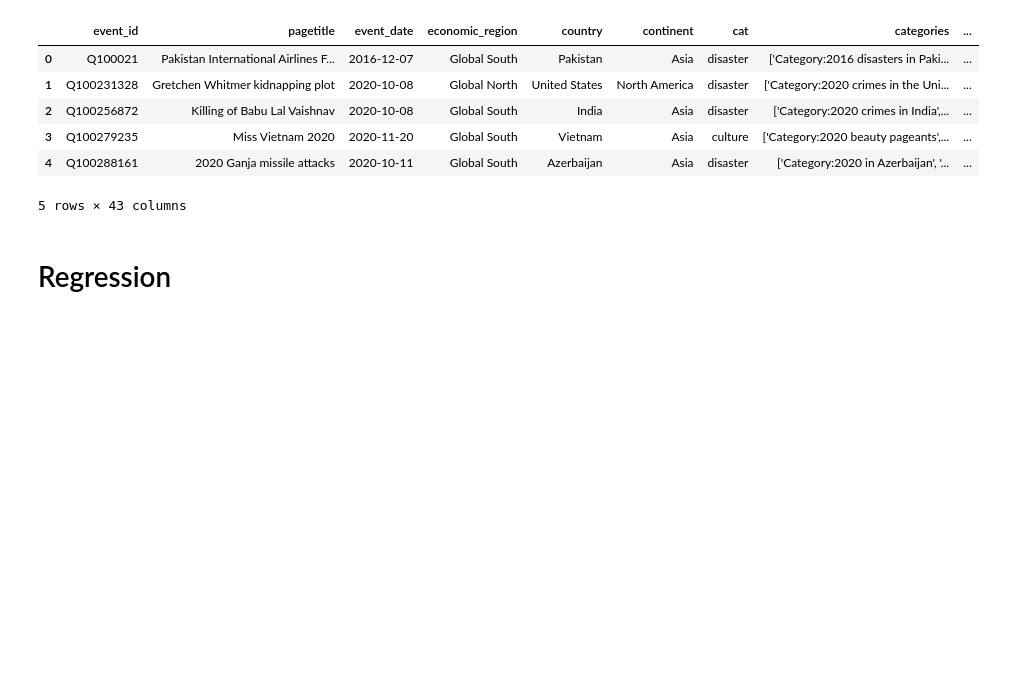
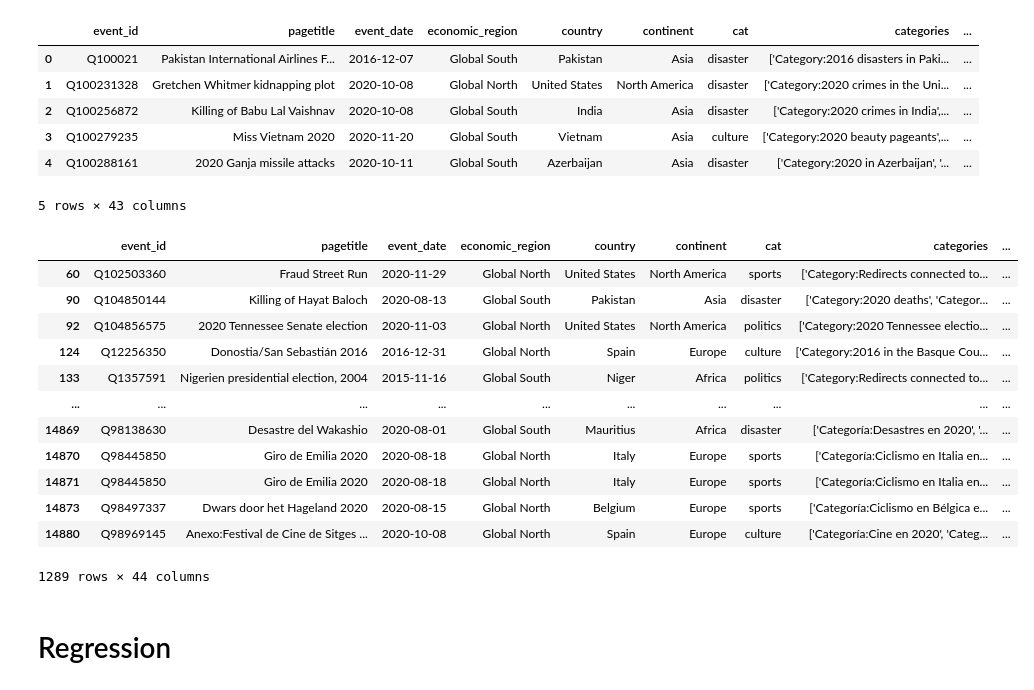
Before and after one commit to ruptho/wiki-event-bias, a Jupyter notebook: offset_analysis.ipynb, the cells around one changed output. Cells and saved outputs as stored; diff of their text form; code cells hidden in the pictures; blank space fills up the shorter version.

```diff
--- a/offset_analysis.ipynb
+++ b/offset_analysis.ipynb
@@ -55,0 +45,16 @@ df_crawled['view_country_article'] = df_crawled.apply(lambda row: get_pageviews_
+# %%
+df_crawled[df_crawled.views_7_sum < 100]
+# %% [output]
+|  | event_id | pagetitle | event_date | economic_region | country | continent | cat | categories | ... |
+| 60 | Q102503360 | Fraud Street Run | 2020-11-29 | Global North | United States | North America | sports | ['Category:Redirects connected to... | ... |
+| 90 | Q104850144 | Killing of Hayat Baloch | 2020-08-13 | Global South | Pakistan | Asia | disaster | ['Category:2020 deaths', 'Categor... | ... |
+| 92 | Q104856575 | 2020 Tennessee Senate election | 2020-11-03 | Global North | United States | North America | politics | ['Category:2020 Tennessee electio... | ... |
+| 124 | Q12256350 | Donostia/San Sebastián 2016 | 2016-12-31 | Global North | Spain | Europe | culture | ['Category:2016 in the Basque Cou... | ... |
+| 133 | Q1357591 | Nigerien presidential election, 2004 | 2015-11-16 | Global South | Niger | Africa | politics | ['Category:Redirects connected to... | ... |
+| ... | ... | ... | ... | ... | ... | ... | ... | ... | ... |
+| 14869 | Q98138630 | Desastre del Wakashio | 2020-08-01 | Global South | Mauritius | Africa | disaster | ['Categoría:Desastres en 2020', '... | ... |
+| 14870 | Q98445850 | Giro de Emilia 2020 | 2020-08-18 | Global North | Italy | Europe | sports | ['Categoría:Ciclismo en Italia en... | ... |
+| 14871 | Q98445850 | Giro de Emilia 2020 | 2020-08-18 | Global North | Italy | Europe | sports | ['Categoría:Ciclismo en Italia en... | ... |
+| 14873 | Q98497337 | Dwars door het Hageland 2020 | 2020-08-15 | Global North | Belgium | Europe | sports | ['Categoría:Ciclismo en Bélgica e... | ... |
+| 14880 | Q98969145 | Anexo:Festival de Cine de Sitges ... | 2020-10-08 | Global North | Spain | Europe | culture | ['Categoría:Cine en 2020', 'Categ... | ... |
+1289 rows × 44 columns
```
Also changed, not shown: parts of 7 cells of this notebook, 6 other files.
